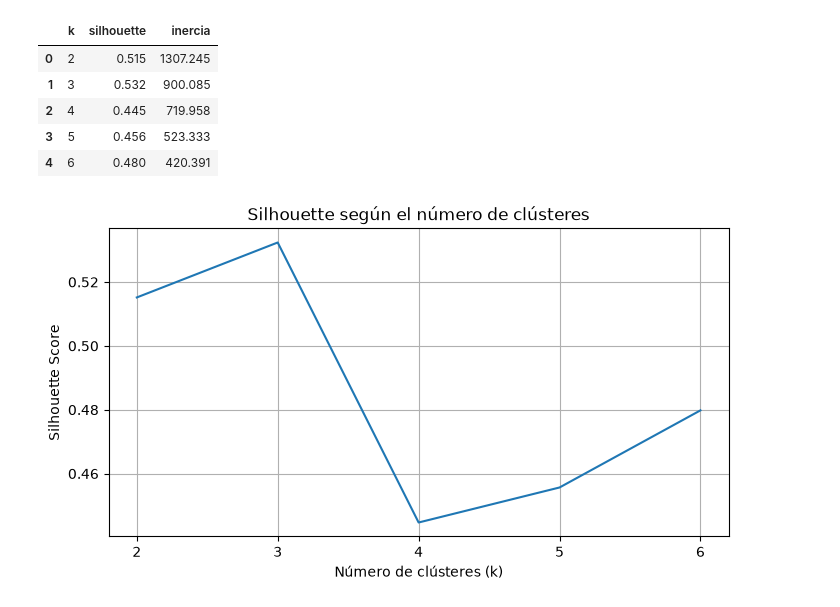
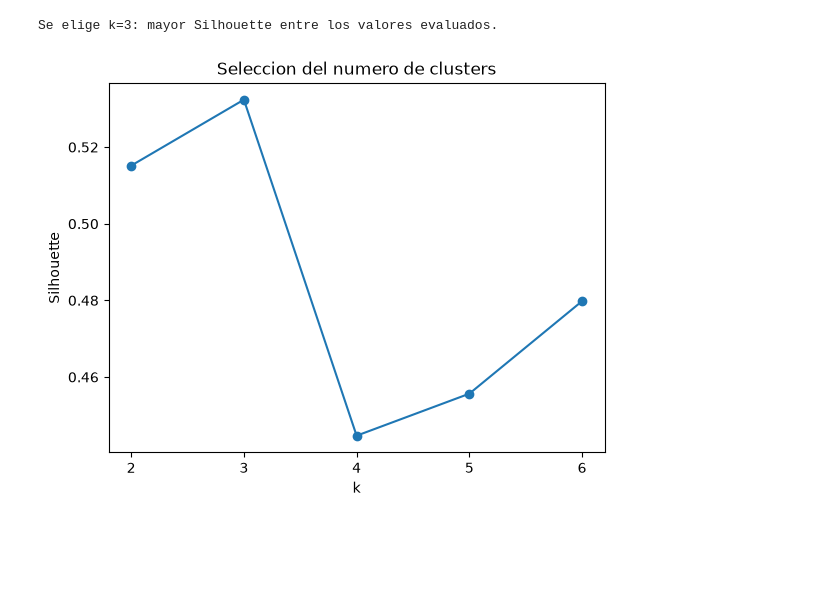
Before and after one commit to alvarofernandezsanchez/proyecto-asma, a Jupyter notebook: src/proyecto_asma/clustering.ipynb, the cells around one changed output. Saved outputs shown, nothing was run; the diff lists cells and outputs as text; code cells hidden in the pictures; blank space fills up the shorter version.

```diff
--- a/src/proyecto_asma/clustering.ipynb
+++ b/src/proyecto_asma/clustering.ipynb
@@ -88,52 +44,13 @@ Z = pca.fit_transform(X_scaled)
-# %%
-
-from sklearn.cluster import KMeans
-from sklearn.metrics import silhouette_score
-import pandas as pd
-import seaborn as sns
-import matplotlib.pyplot as plt
-
-modelos = {}
-resultados = []
-
-for k in range(2, 7):
-    modelo = KMeans(
-        n_clusters=k,
-        random_state=42,
-        n_init=10
-    )
-
-    etiquetas = modelo.fit_predict(X_scaled)
-    modelos[k] = modelo
-
-    resultados.append({
-        "k": k,
-        "silhouette": silhouette_score(X_scaled, etiquetas),
-        "inercia": modelo.inertia_,
-    })
-
-df_resultados = pd.DataFrame(resultados)
-display(df_resultados.round(3))
-
-plt.figure(figsize=(8, 4))
-
-sns.lineplot(
-    data=df_resultados,
-    x="k",
-    y="silhouette",
-)
-
-plt.xticks(range(2, 7))
-plt.title("Silhouette según el número de clústeres")
-plt.xlabel("Número de clústeres (k)")
-plt.ylabel("Silhouette Score")
-plt.grid(True)
-plt.show()
-# %% [output]
-|  | k | silhouette | inercia |
-| 0 | 2 | 0.515 | 1307.245 |
-| 1 | 3 | 0.532 | 900.085 |
-| 2 | 4 | 0.445 | 719.958 |
-| 3 | 5 | 0.456 | 523.333 |
-| 4 | 6 | 0.480 | 420.391 |
-[figure, removed]
+# %%
+k_elegido = int(resultados.loc[resultados["silhouette"].idxmax(), "k"])
+modelo = modelos[k_elegido]
+etiquetas = modelo.labels_
+print(f"Se elige k={k_elegido}: mayor Silhouette entre los valores evaluados.")
+resultados.plot(x="k", y="silhouette", marker="o", legend=False)
+plt.xticks(resultados["k"])
+plt.ylabel("Silhouette")
+plt.title("Seleccion del numero de clusters")
+plt.show()
+# %% [output]
+Se elige k=3: mayor Silhouette entre los valores evaluados.
+[figure, added]
```
Also changed, not shown: parts of 18 cells of this notebook.
